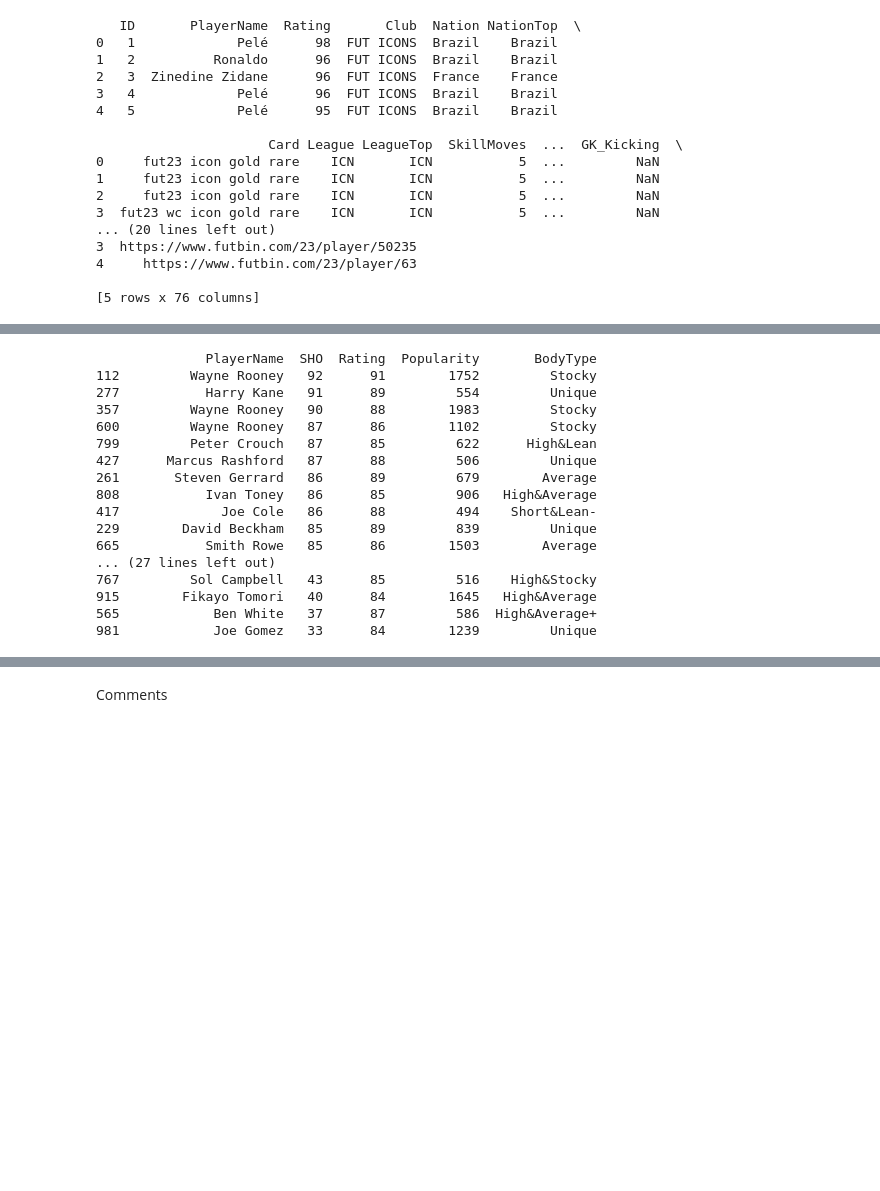
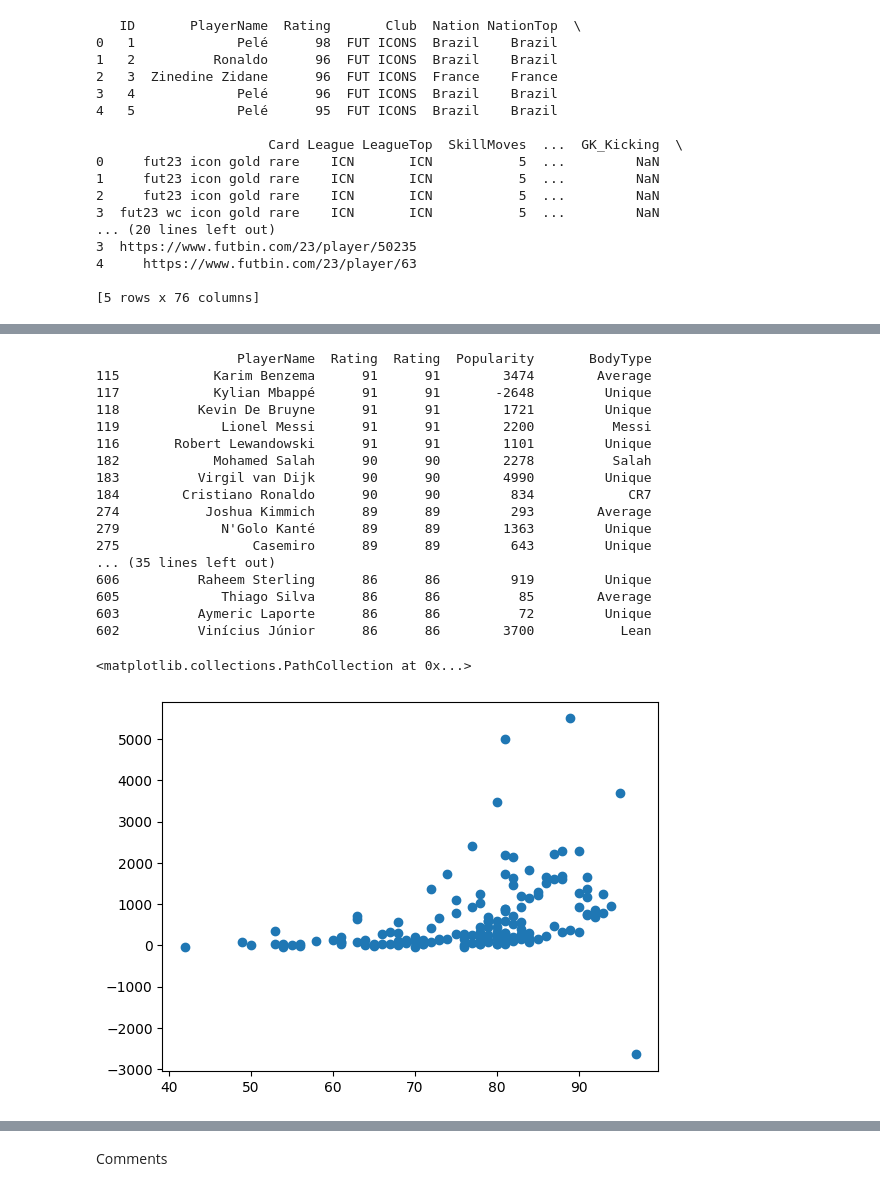
Before and after one commit to StrictHornet/FIFA, a Jupyter notebook: is_he_meta.ipynb, the cells around one changed output, grey strips where cells are left out. Cells and saved outputs as stored; diff of their text form; code cells hidden in the pictures; blank space fills up the shorter version.

```diff
--- a/is_he_meta.ipynb
+++ b/is_he_meta.ipynb
@@ -33,30 +34,38 @@ print(top_player_stats)
 # %%
-stat = "SHO"
+stat = "Rating"
 perfect_stat = dataset #.loc[:, ['PlayerName', 'Rating']]
-perfect_stat = perfect_stat.loc[perfect_stat['Popularity'] >= 450]
+#perfect_stat = perfect_stat.loc[perfect_stat['Popularity'] >= 450]
 perfect_stat = perfect_stat.loc[perfect_stat['Position'] != "GK"]
-#perfect_stat = perfect_stat.drop(perfect_stat[perfect_stat.Card != "fut23 gold rare"].index)
-perfect_stat = perfect_stat.drop(perfect_stat[perfect_stat.Nation != "England"].index)
+perfect_stat = perfect_stat.drop(perfect_stat[perfect_stat.Card != "fut23 gold rare"].index)
+#perfect_stat = perfect_stat.drop(perfect_stat[perfect_stat.Nation != "England"].index)
 # perfect_stat = perfect_stat.drop(perfect_stat[perfect_stat.BodyType == "Average"].index)
 # perfect_stat = perfect_stat.drop(perfect_stat[perfect_stat.BodyType == "Stocky"].index)
 # perfect_stat = perfect_stat.drop(perfect_stat[perfect_stat.BodyType == "High&Average"].index)
 perfect_stat = perfect_stat.sort_values(by = stat, ascending = False)
 print(perfect_stat.head(50)[["PlayerName", stat, "Rating", "Popularity", "BodyType"]])
 # %% [output]
-              PlayerName  SHO  Rating  Popularity       BodyType
-112         Wayne Rooney   92      91        1752         Stocky
-277           Harry Kane   91      89         554         Unique
-357         Wayne Rooney   90      88        1983         Stocky
-600         Wayne Rooney   87      86        1102         Stocky
-799         Peter Crouch   87      85         622      High&Lean
-427      Marcus Rashford   87      88         506         Unique
-261       Steven Gerrard   86      89         679        Average
-808           Ivan Toney   86      85         906   High&Average
-417             Joe Cole   86      88         494    Short&Lean-
-229        David Beckham   85      89         839         Unique
-665           Smith Rowe   85      86        1503        Average
-... (27 lines left out)
-767         Sol Campbell   43      85         516    High&Stocky
-915        Fikayo Tomori   40      84        1645   High&Average
-565            Ben White   37      87         586  High&Average+
-981            Joe Gomez   33      84        1239         Unique
+                  PlayerName  Rating  Rating  Popularity       BodyType
+115            Karim Benzema      91      91        3474        Average
+117            Kylian Mbappé      91      91       -2648         Unique
+118          Kevin De Bruyne      91      91        1721         Unique
+119             Lionel Messi      91      91        2200          Messi
+116       Robert Lewandowski      91      91        1101         Unique
+182            Mohamed Salah      90      90        2278          Salah
+183          Virgil van Dijk      90      90        4990         Unique
+184        Cristiano Ronaldo      90      90         834            CR7
+274           Joshua Kimmich      89      89         293        Average
+279             N'Golo Kanté      89      89        1363         Unique
+275                 Casemiro      89      89         643         Unique
+... (35 lines left out)
+606          Raheem Sterling      86      86         919         Unique
+605             Thiago Silva      86      86          85        Average
+603          Aymeric Laporte      86      86          72         Unique
+602          Vinícius Júnior      86      86        3700           Lean
+# %%
+#Top 150 Players
+top_players = perfect_stat.head(150)
+
+plt.scatter(top_players.PAC, top_players.Popularity, )
+# %% [output]
+<matplotlib.collections.PathCollection at 0x...>
+[figure, added]
```
Also changed, not shown: parts of 8 cells of this notebook.
